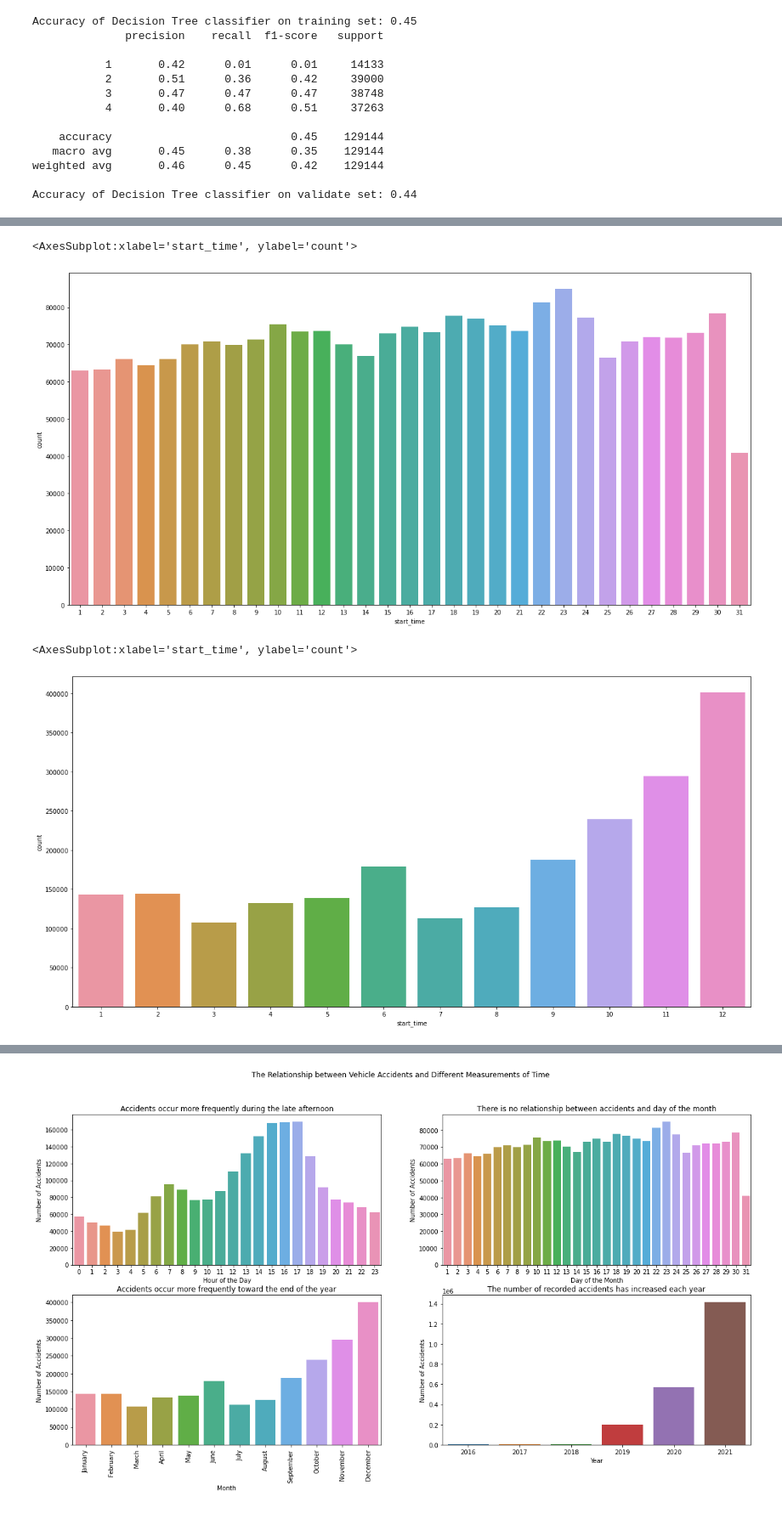
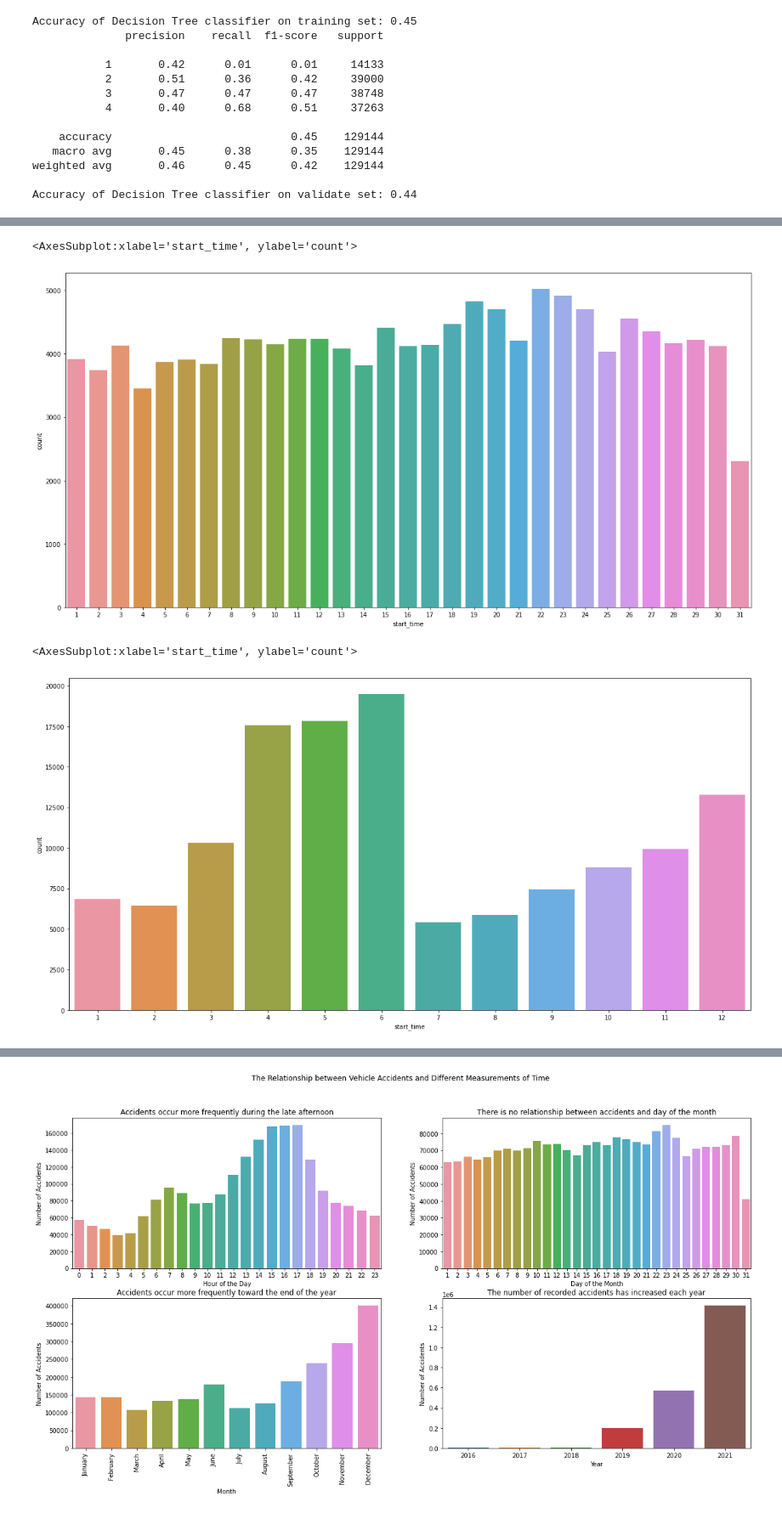
Before and after one commit to dashbringhurst/individual-project, a Jupyter notebook: explore.ipynb, the cells around one changed output, grey strips where cells are left out. Shown at 85% size. Saved outputs shown, nothing was run; the diff lists cells and outputs as text; code cells hidden in the pictures.

```diff
--- a/explore.ipynb
+++ b/explore.ipynb
@@ -884,7 +884,7 @@ weighted avg       0.46      0.45      0.42    129144
 
 Accuracy of Decision Tree classifier on validate set: 0.44
 # %%
-df_time = df.set_index('start_time').sort_index()
+df_time = train.set_index('start_time').sort_index()
 # %%
 df_time.index = pd.to_datetime(df_time.index)
 # %%
@@ -1008,13 +1008,13 @@ plt.figure(figsize=[20,10])
 sns.countplot(df_time.index.day)
 # %% [output]
 <AxesSubplot:xlabel='start_time', ylabel='count'>
-[figure, old version]
+[figure, new version]
 # %%
 plt.figure(figsize=[20,10])
-sns.countplot(df_time.index.month)
+sns.countplot(x=df_time.index.month)
 # %% [output]
 <AxesSubplot:xlabel='start_time', ylabel='count'>
-[figure, old version]
+[figure, new version]
 # %%
 plt.figure(figsize=[20,10])
 sns.countplot(df_time.index.year)
```
Also changed, not shown: parts of 18 cells of this notebook.
